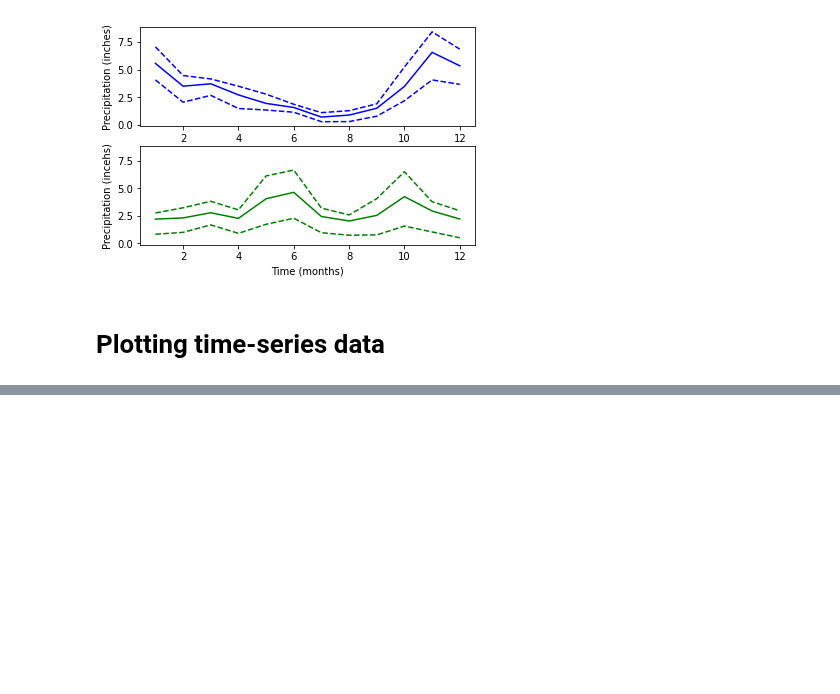
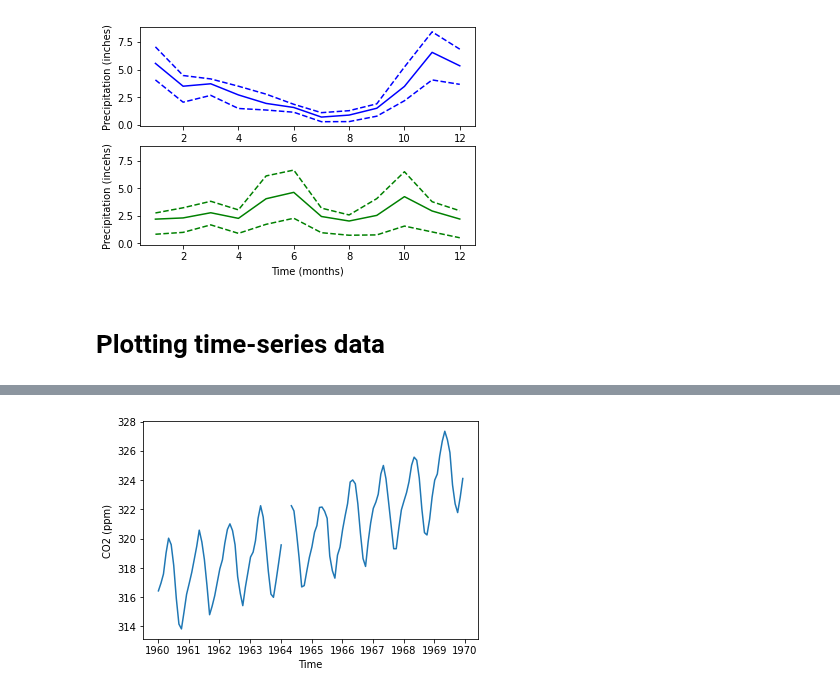
Before and after one commit to Jose-Servin/DataCamp, a Jupyter notebook: Courses/Intro_Matplotlib/all_about_matplotlib.ipynb, the cells around one changed output, grey strips where cells are left out. Drawn from its saved outputs; the diff is of its cells as text; code cells hidden in the pictures; blank space fills up the shorter version.

```diff
--- a/Courses/Intro_Matplotlib/all_about_matplotlib.ipynb
+++ b/Courses/Intro_Matplotlib/all_about_matplotlib.ipynb
@@ -282,0 +360,3 @@ plt.show()
+# %%
+# Zooming in on a decade (60's)
+sixties = climate_data['1960-01-01':"1969-12-31"]
@@ -282,0 +367,9 @@ plt.show()
+# %%
+fig, ax = plt.subplots()
+
+ax.plot(sixties.index, sixties['co2'])
+ax.set_xlabel ("Time")
+ax.set_ylabel ('CO2 (ppm)')
+plt.show()
+# %% [output]
+[figure, added]
```
Also changed, not shown: parts of 24 cells of this notebook.
